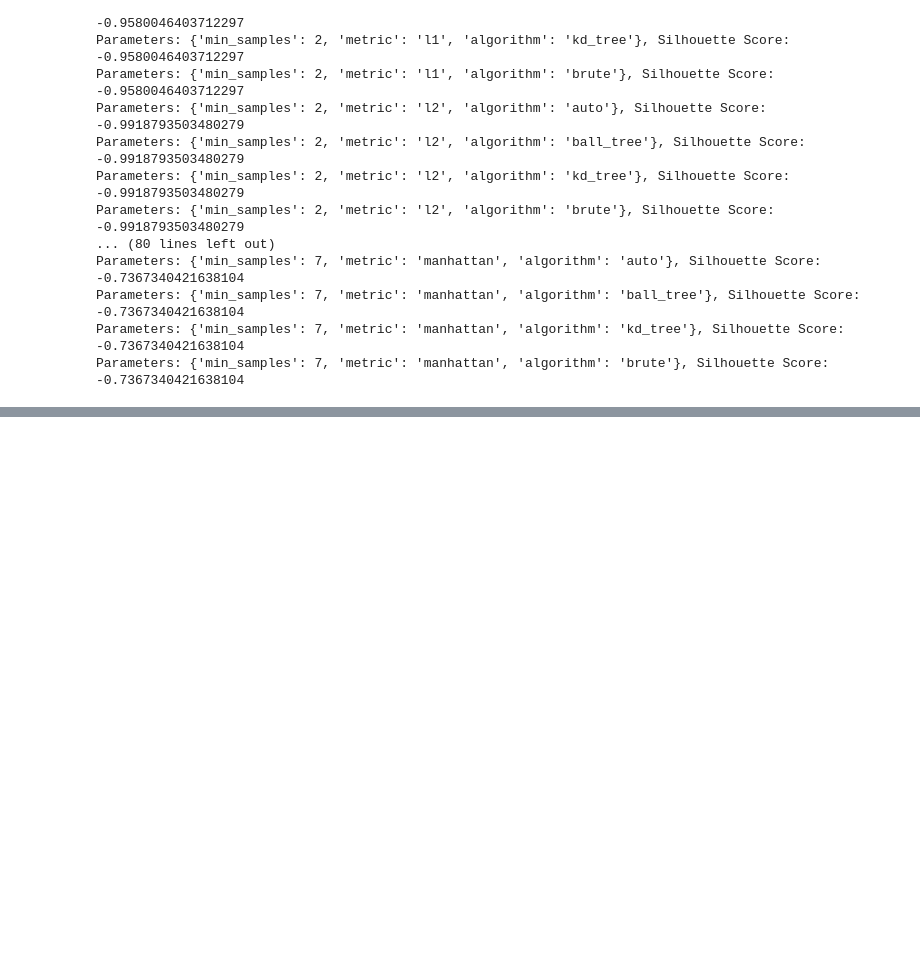
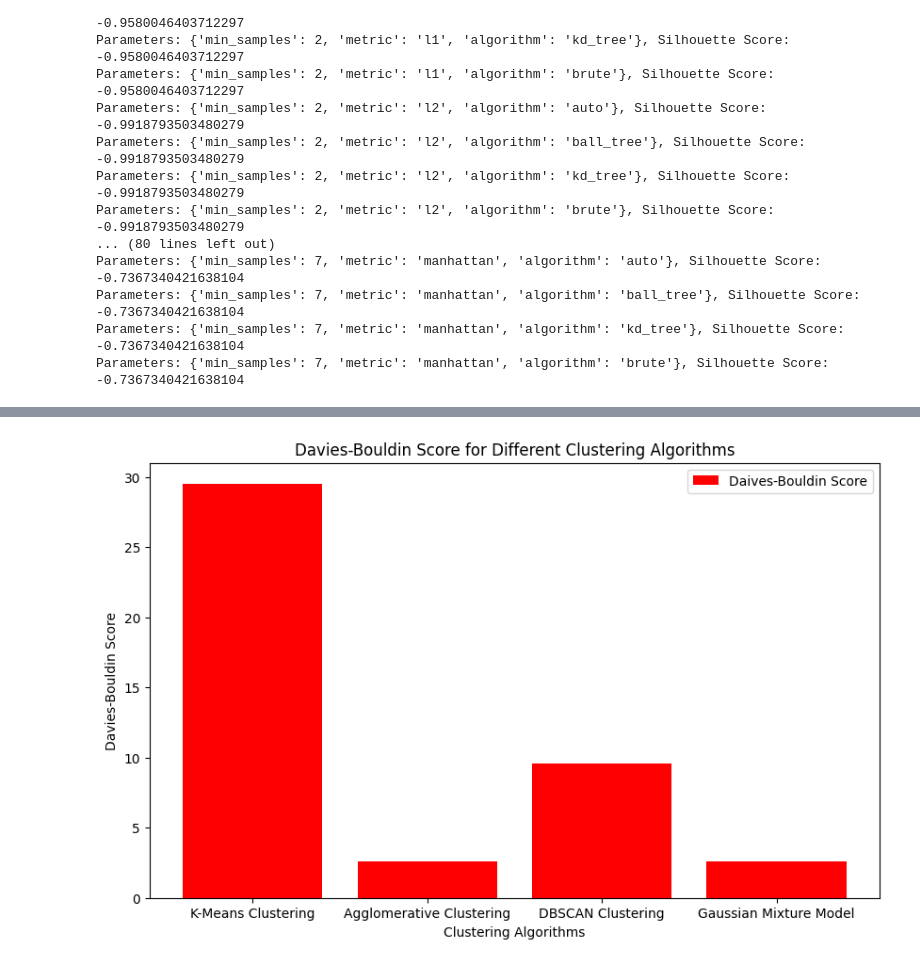
Before and after one commit to Kartik-3-programmer/Machine-Learning, a Jupyter notebook: Feature_selection.ipynb, the cells around one changed output, grey strips where cells are left out. Drawn from its saved outputs; the diff is of its cells as text; code cells hidden in the pictures; blank space fills up the shorter version.

```diff
--- a/Feature_selection.ipynb
+++ b/Feature_selection.ipynb
@@ -599,0 +621,10 @@ dataframe_final.to_csv('output.csv', index=False)
+# %%
+plt.figure(figsize=(10, 6))
+plt.bar(list_of_clustering, davies_bouldin_list, color='red', label='Daives-Bouldin Score')
+plt.xlabel('Clustering Algorithms')
+plt.ylabel('Davies-Bouldin Score')
+plt.title('Davies-Bouldin Score for Different Clustering Algorithms')
+plt.legend()
+plt.show()
+# %% [output]
+[figure, added]
```
Also changed, not shown: parts of 14 cells of this notebook.
